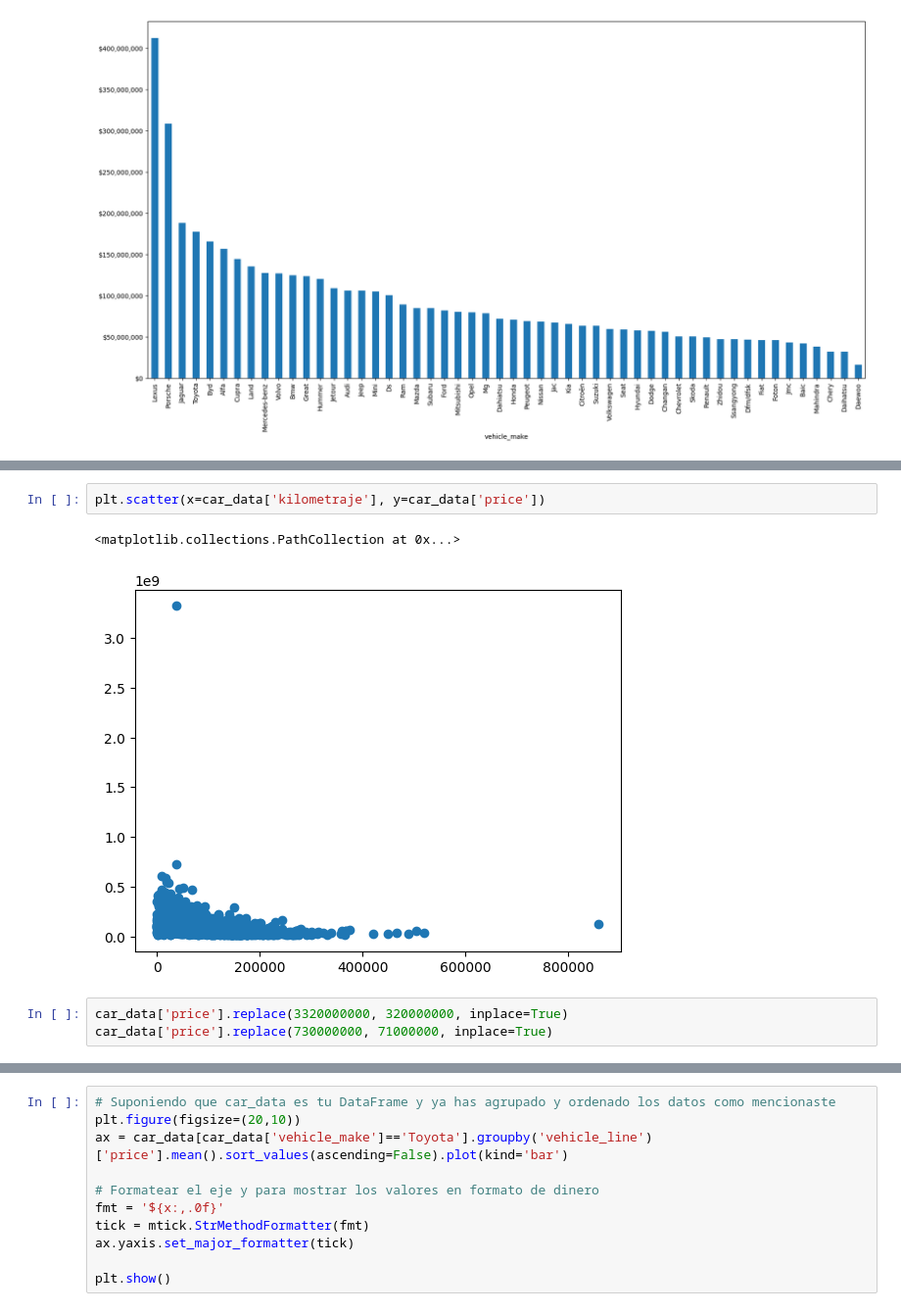
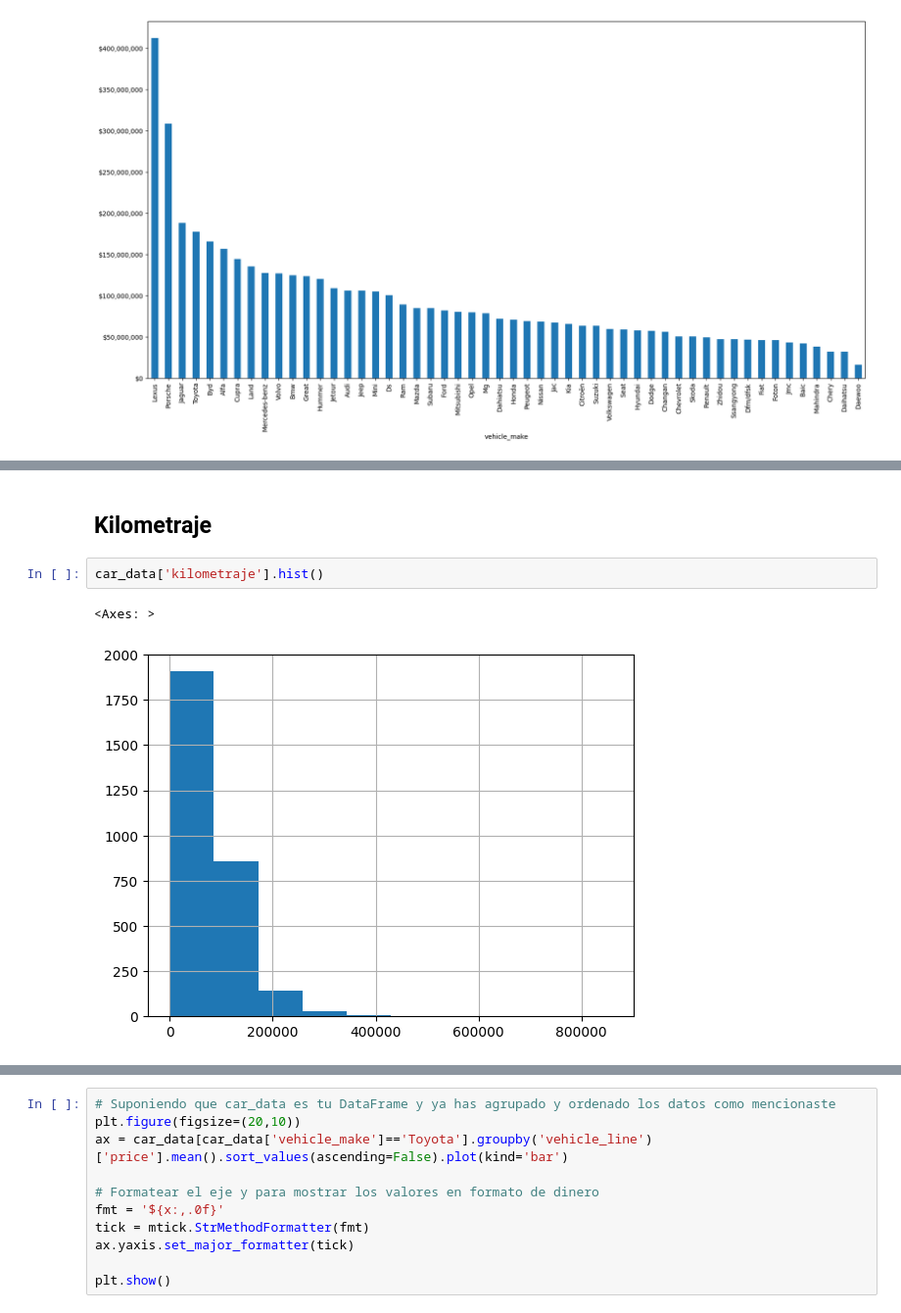
Before and after one commit to Wilmar3752/car_predict, a Jupyter notebook: notebooks/0-eda_cars.ipynb, the cells around one changed output, grey strips where cells are left out. Shown: that part at 98% size. Cells and saved outputs as stored; diff of their text form.

```diff
--- a/notebooks/0-eda_cars.ipynb
+++ b/notebooks/0-eda_cars.ipynb
@@ -53,8 +68,7 @@ plt.show()
-# %%
-plt.scatter(x=car_data['kilometraje'], y=car_data['price'])
-# %% [output]
-<matplotlib.collections.PathCollection at 0x...>
-[figure, removed]
-# %%
-car_data['price'].replace(3320000000, 320000000, inplace=True)
-car_data['price'].replace(730000000, 71000000, inplace=True)
+# %% [markdown]
+## Kilometraje
+# %%
+car_data['kilometraje'].hist()
+# %% [output]
+<Axes: >
+[figure, added]
```
Also changed, not shown: parts of 20 cells of this notebook.
